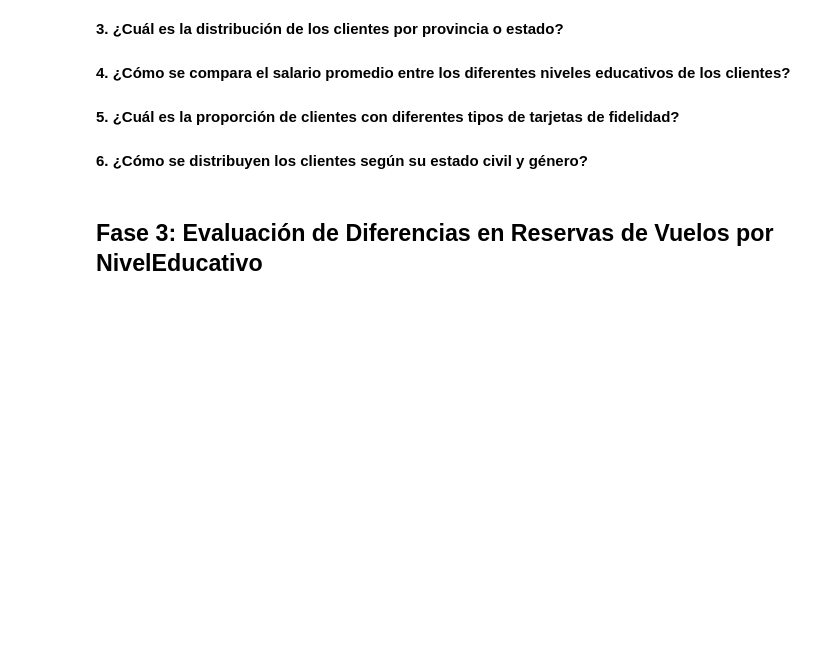
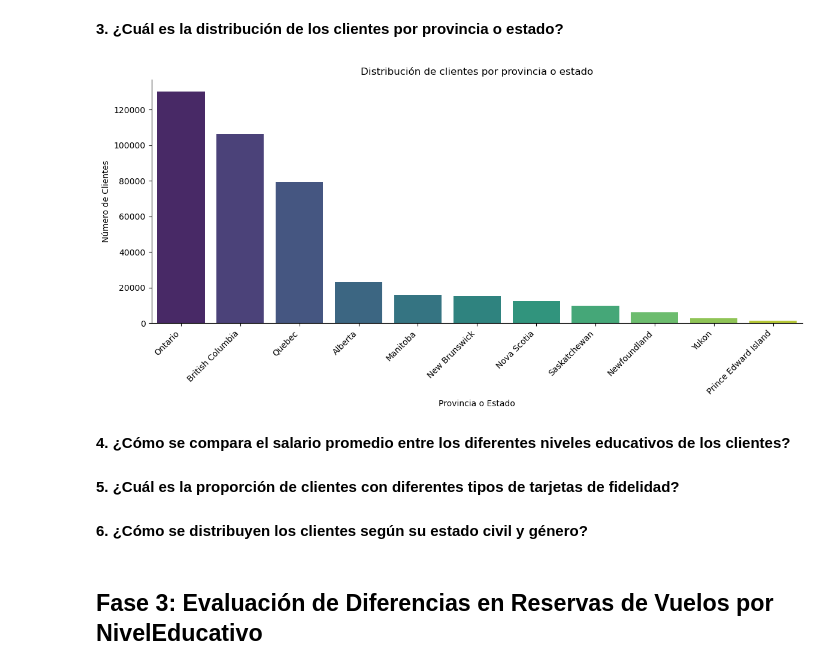
Before and after one commit to Adalab/bda-modulo-3-evaluacion-final-eaguilag, a Jupyter notebook: bda-modulo-2-evaluacion-final-promo-angela-elena-aguila.ipynb, the cells around one changed output. Cells and saved outputs as stored; diff of their text form; code cells hidden in the pictures; blank space fills up the shorter version.

```diff
--- a/bda-modulo-2-evaluacion-final-promo-angela-elena-aguila.ipynb
+++ b/bda-modulo-2-evaluacion-final-promo-angela-elena-aguila.ipynb
@@ -507,5 +535,33 @@ Usando las herramientas de visualización que has aprendido durante este módulo
 # %% [markdown]
 **3. ¿Cuál es la distribución de los clientes por provincia o estado?**
+# %%
+# Selecciono las columnas relevantes para la visualizacion
+df_province_count = df_final["province"].value_counts().reset_index()
+df_province_count.columns = ["province", "count"]  # Renombrar las columnas para mayor claridad
+
+# Ordeno por numero de clientes en cada provincia
+df_province_count = df_province_count.sort_values("count", ascending=False)
+
+# Crear el gráfico de barras o count plot
+plt.figure(figsize=(12, 6))
+sns.barplot(x="province",
+            y="count",
+            data=df_province_count,
+            palette="viridis")
+
+# Cambio el nombre de los ejes, los giro y pongo titulo a la grafica
+plt.title("Distribución de clientes por provincia o estado")
+plt.xlabel("Provincia o Estado")
+plt.ylabel("Número de Clientes")
+plt.xticks(rotation=45, ha="right")
+# Quito la linea de arriba y de la derecha
+plt.gca().spines["right"].set_visible(False)
+plt.gca().spines["top"].set_visible(False)
+
+plt.tight_layout()
+plt.show()
+# %% [output]
+[figure, added]
 # %% [markdown]
 **4. ¿Cómo se compara el salario promedio entre los diferentes niveles educativos de los clientes?**
 # %% [markdown]
```
Also changed, not shown: parts of 6 cells of this notebook.
